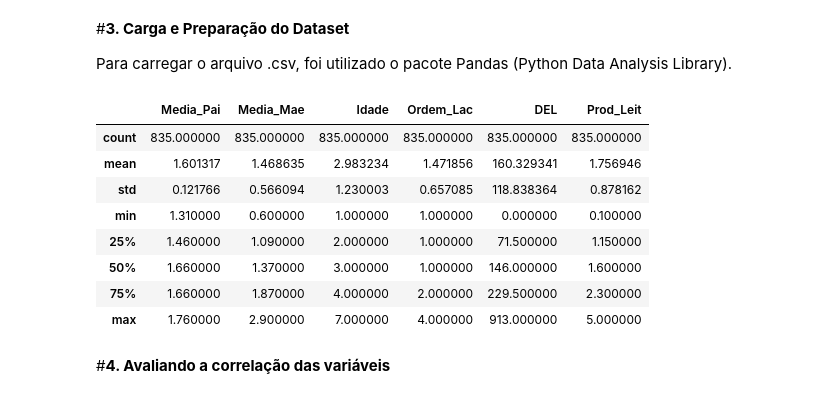
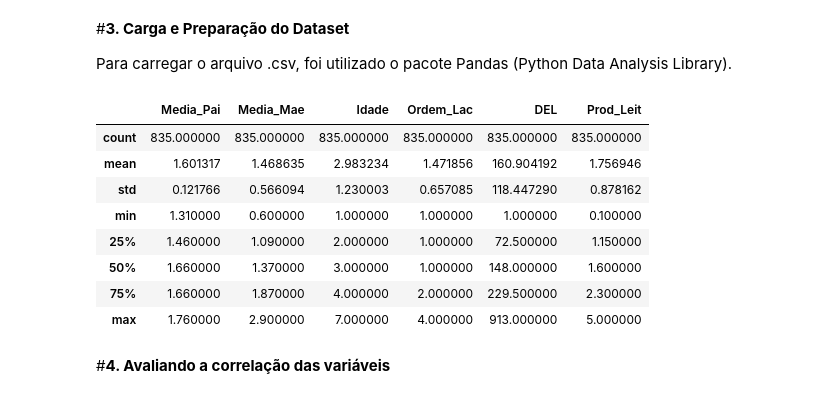
Before and after one commit to eccardoso/ML, a Jupyter notebook: MVP_ML_Regressao_Produção_Leite.ipynb, the cells around one changed output. Cells and saved outputs as stored; diff of their text form; code cells hidden in the pictures.

```diff
--- a/MVP_ML_Regressao_Produção_Leite.ipynb
+++ b/MVP_ML_Regressao_Produção_Leite.ipynb
@@ -82,29 +82,29 @@ Para carregar o arquivo .csv, foi utilizado o pacote Pandas (Python Data Analysi
 # %%
 # Carga do dataset
 
 # Informa a URL de importação do dataset
-url = "https://raw.githubusercontent.com/eccardoso/ML/main/BASE_ML_v3.csv"
+url = "https://raw.githubusercontent.com/eccardoso/ML/main/BASE_ML_v4.csv"
 
 # Lê o arquivo
 datasetori = pd.read_csv(url, delimiter=';')
 
 # Converte as variaveis para float
 datasetori["Media_Mae"]=pd.to_numeric(datasetori["Media_Mae"],errors='coerce')
 datasetori["Prod_Leit"]=pd.to_numeric(datasetori["Prod_Leit"],errors='coerce')
 
 # Eliminando colunas não relevantes para análise
-dataset=datasetori.drop(['Brinco_Pai','Brinco_Mae','Brinco_Animal','Classe'],axis='columns')
+dataset=datasetori.drop(['Brinco_Pai','Brinco_Mae','Brinco_Animal'],axis='columns')
 
 # Tabela com as medidas descritivas das variáveis numéricas do dataset.
 dataset.describe()
 # %% [output]
 |  | Media_Pai | Media_Mae | Idade | Ordem_Lac | DEL | Prod_Leit |
 | count | 835.000000 | 835.000000 | 835.000000 | 835.000000 | 835.000000 | 835.000000 |
-| mean | 1.601317 | 1.468635 | 2.983234 | 1.471856 | 160.329341 | 1.756946 |
-| std | 0.121766 | 0.566094 | 1.230003 | 0.657085 | 118.838364 | 0.878162 |
-| min | 1.310000 | 0.600000 | 1.000000 | 1.000000 | 0.000000 | 0.100000 |
-| 25% | 1.460000 | 1.090000 | 2.000000 | 1.000000 | 71.500000 | 1.150000 |
-| 50% | 1.660000 | 1.370000 | 3.000000 | 1.000000 | 146.000000 | 1.600000 |
+| mean | 1.601317 | 1.468635 | 2.983234 | 1.471856 | 160.904192 | 1.756946 |
+| std | 0.121766 | 0.566094 | 1.230003 | 0.657085 | 118.447290 | 0.878162 |
+| min | 1.310000 | 0.600000 | 1.000000 | 1.000000 | 1.000000 | 0.100000 |
+| 25% | 1.460000 | 1.090000 | 2.000000 | 1.000000 | 72.500000 | 1.150000 |
+| 50% | 1.660000 | 1.370000 | 3.000000 | 1.000000 | 148.000000 | 1.600000 |
 | 75% | 1.660000 | 1.870000 | 4.000000 | 2.000000 | 229.500000 | 2.300000 |
 | max | 1.760000 | 2.900000 | 7.000000 | 4.000000 | 913.000000 | 5.000000 |
 # %% [markdown]
```
Also changed, not shown: parts of 10 cells of this notebook.
